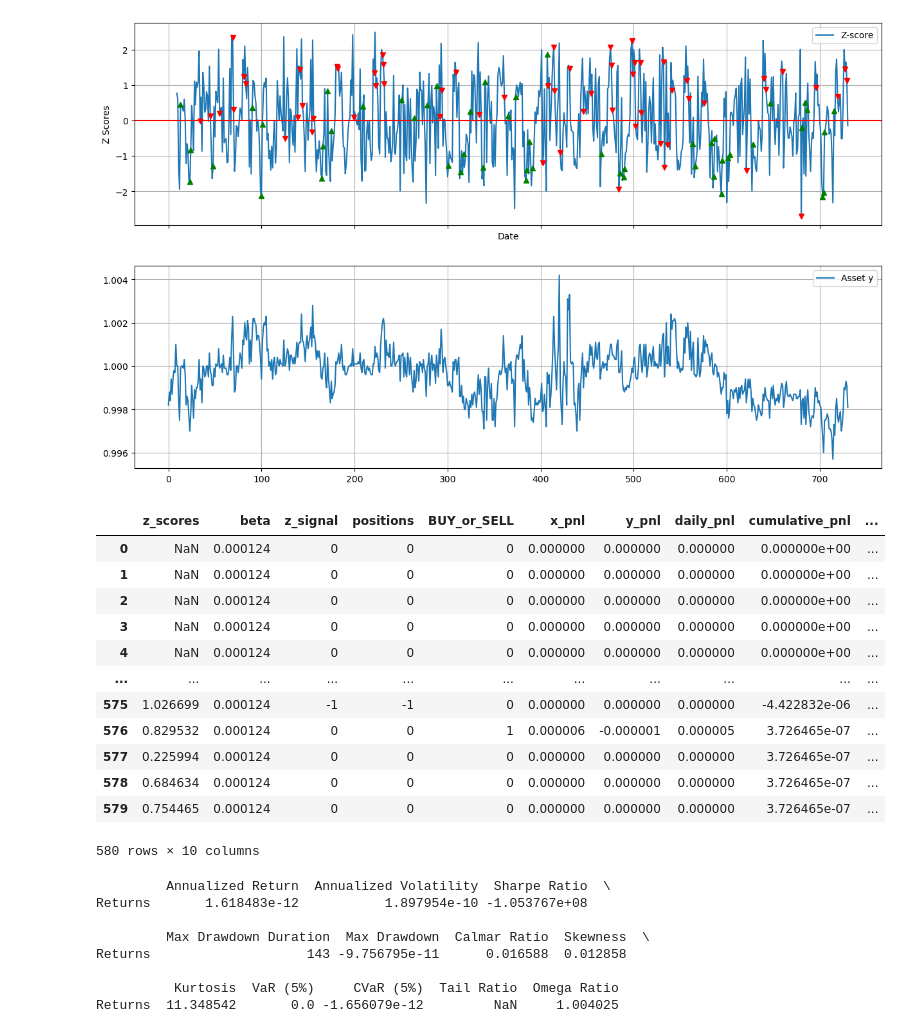
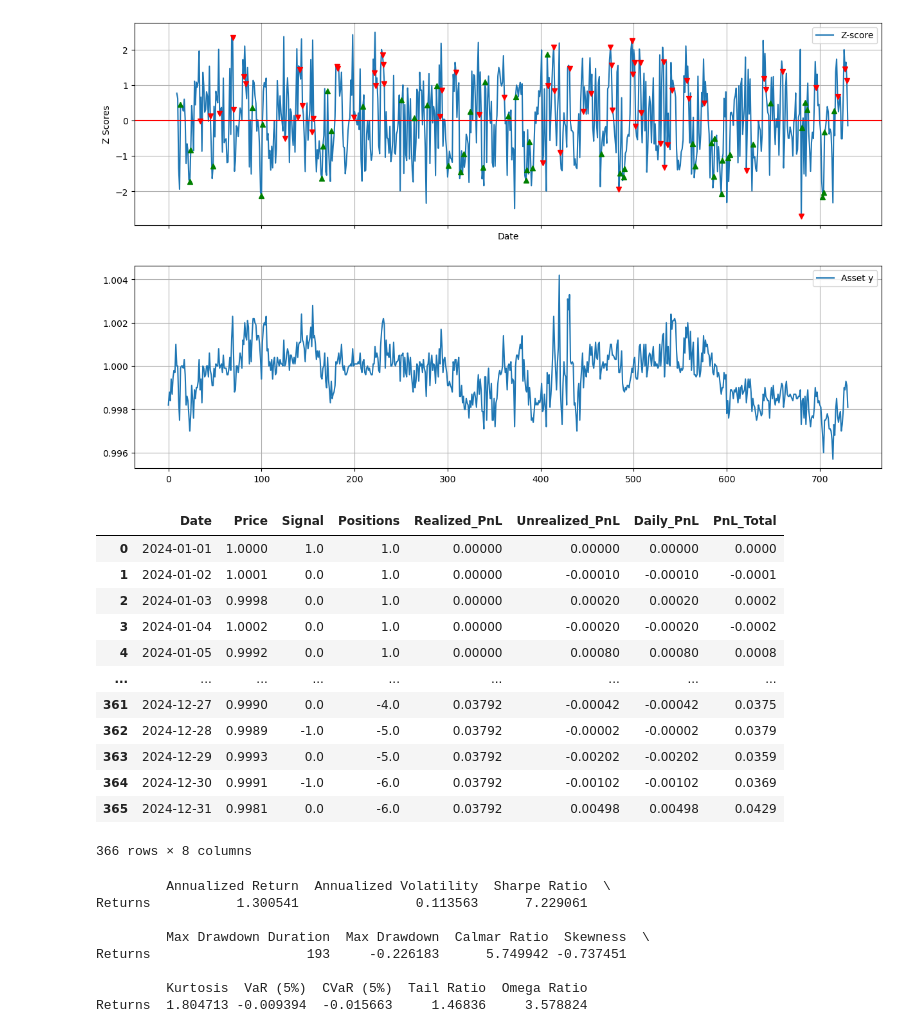
Before and after one commit to saltedpotato/qf635-microstructure-project, a Jupyter notebook: test_strats.ipynb, the cells around one changed output. Cells and saved outputs as stored; diff of their text form; code cells hidden in the pictures.

```diff
--- a/test_strats.ipynb
+++ b/test_strats.ipynb
@@ -220,33 +57,34 @@ model.plot_signals()
 # %% [output]
 [figure]
 # %%
-model.computePnL(df)
+pnl_df = model.computePnL(test_start_date="2024-01-01")
+pnl_df
 # %% [output]
-|  | z_scores | beta | z_signal | positions | BUY_or_SELL | x_pnl | y_pnl | daily_pnl | cumulative_pnl | ... |
-| 0 | NaN | 0.000124 | 0 | 0 | 0 | 0.000000 | 0.000000 | 0.000000 | 0.000000e+00 | ... |
-| 1 | NaN | 0.000124 | 0 | 0 | 0 | 0.000000 | 0.000000 | 0.000000 | 0.000000e+00 | ... |
-| 2 | NaN | 0.000124 | 0 | 0 | 0 | 0.000000 | 0.000000 | 0.000000 | 0.000000e+00 | ... |
-| 3 | NaN | 0.000124 | 0 | 0 | 0 | 0.000000 | 0.000000 | 0.000000 | 0.000000e+00 | ... |
-| 4 | NaN | 0.000124 | 0 | 0 | 0 | 0.000000 | 0.000000 | 0.000000 | 0.000000e+00 | ... |
-| ... | ... | ... | ... | ... | ... | ... | ... | ... | ... | ... |
-| 575 | 1.026699 | 0.000124 | -1 | -1 | 0 | 0.000000 | 0.000000 | 0.000000 | -4.422832e-06 | ... |
-| 576 | 0.829532 | 0.000124 | 0 | 0 | 1 | 0.000006 | -0.000001 | 0.000005 | 3.726465e-07 | ... |
-| 577 | 0.225994 | 0.000124 | 0 | 0 | 0 | 0.000000 | 0.000000 | 0.000000 | 3.726465e-07 | ... |
-| 578 | 0.684634 | 0.000124 | 0 | 0 | 0 | 0.000000 | 0.000000 | 0.000000 | 3.726465e-07 | ... |
-| 579 | 0.754465 | 0.000124 | 0 | 0 | 0 | 0.000000 | 0.000000 | 0.000000 | 3.726465e-07 | ... |
+|  | Date | Price | Signal | Positions | Realized_PnL | Unrealized_PnL | Daily_PnL | PnL_Total |
+| 0 | 2024-01-01 | 1.0000 | 1.0 | 1.0 | 0.00000 | 0.00000 | 0.00000 | 0.0000 |
+| 1 | 2024-01-02 | 1.0001 | 0.0 | 1.0 | 0.00000 | -0.00010 | -0.00010 | -0.0001 |
+| 2 | 2024-01-03 | 0.9998 | 0.0 | 1.0 | 0.00000 | 0.00020 | 0.00020 | 0.0002 |
+| 3 | 2024-01-04 | 1.0002 | 0.0 | 1.0 | 0.00000 | -0.00020 | -0.00020 | -0.0002 |
+| 4 | 2024-01-05 | 0.9992 | 0.0 | 1.0 | 0.00000 | 0.00080 | 0.00080 | 0.0008 |
+| ... | ... | ... | ... | ... | ... | ... | ... | ... |
+| 361 | 2024-12-27 | 0.9990 | 0.0 | -4.0 | 0.03792 | -0.00042 | -0.00042 | 0.0375 |
+| 362 | 2024-12-28 | 0.9989 | -1.0 | -5.0 | 0.03792 | -0.00002 | -0.00002 | 0.0379 |
+| 363 | 2024-12-29 | 0.9993 | 0.0 | -5.0 | 0.03792 | -0.00202 | -0.00202 | 0.0359 |
+| 364 | 2024-12-30 | 0.9991 | -1.0 | -6.0 | 0.03792 | -0.00102 | -0.00102 | 0.0369 |
+| 365 | 2024-12-31 | 0.9981 | 0.0 | -6.0 | 0.03792 | 0.00498 | 0.00498 | 0.0429 |
-580 rows × 10 columns
+366 rows × 8 columns
 # %%
-returns = model.computePnL(df)[("daily_return")]
+returns = pnl_df[("Daily_PnL")]
 
 port_metrics = PortfolioMetrics(returns.dropna())
 summary = port_metrics.summary(risk_free_rate=0.02)  # 2% risk-free rate
 print(summary)
 # %% [output]
          Annualized Return  Annualized Volatility  Sharpe Ratio  \
-Returns       1.618483e-12           1.897954e-10 -1.053767e+08
+Returns           1.300541               0.113563      7.229061
 
          Max Drawdown Duration  Max Drawdown  Calmar Ratio  Skewness  \
-Returns                    143 -9.756795e-11      0.016588  0.012858
+Returns                    193     -0.226183      5.749942 -0.737451
 
-          Kurtosis  VaR (5%)     CVaR (5%)  Tail Ratio  Omega Ratio
-Returns  11.348542       0.0 -1.656079e-12         NaN     1.004025
+         Kurtosis  VaR (5%)  CVaR (5%)  Tail Ratio  Omega Ratio
+Returns  1.804713 -0.009394  -0.015663     1.46836     3.578824
```
Also changed, not shown: parts of 5 cells of this notebook, 1 other file.
